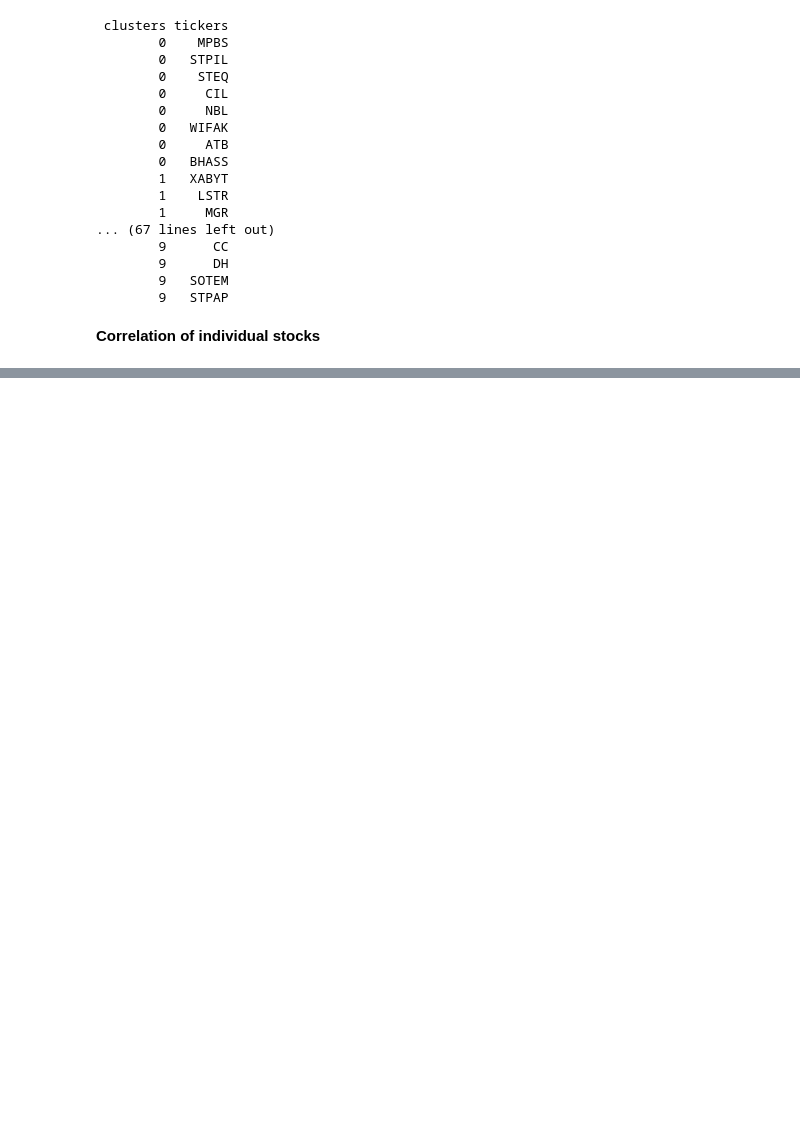
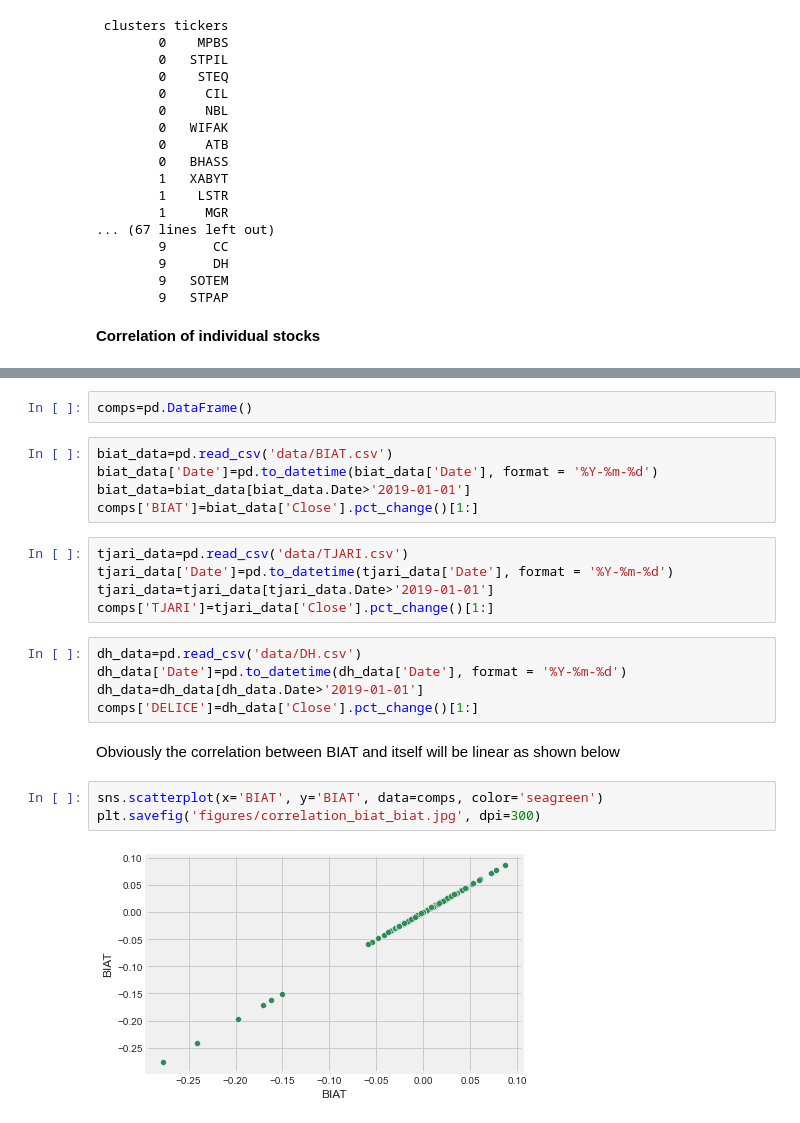
Before and after one commit to azizamari/tunisian_stock_market, a Jupyter notebook: data_analysis.ipynb, the cells around one changed output, grey strips where cells are left out. Cells and saved outputs as stored; diff of their text form; blank space fills up the shorter version.

Commit message:
Correlation + risk reward

```diff
--- a/data_analysis.ipynb
+++ b/data_analysis.ipynb
@@ -407,0 +413,24 @@ print(results.to_string(index=False))
+# %%
+comps=pd.DataFrame()
+# %%
+biat_data=pd.read_csv('data/BIAT.csv')
+biat_data['Date']=pd.to_datetime(biat_data['Date'], format = '%Y-%m-%d')
+biat_data=biat_data[biat_data.Date>'2019-01-01']
+comps['BIAT']=biat_data['Close'].pct_change()[1:]
+# %%
+tjari_data=pd.read_csv('data/TJARI.csv')
+tjari_data['Date']=pd.to_datetime(tjari_data['Date'], format = '%Y-%m-%d')
+tjari_data=tjari_data[tjari_data.Date>'2019-01-01']
+comps['TJARI']=tjari_data['Close'].pct_change()[1:]
+# %%
+dh_data=pd.read_csv('data/DH.csv')
+dh_data['Date']=pd.to_datetime(dh_data['Date'], format = '%Y-%m-%d')
+dh_data=dh_data[dh_data.Date>'2019-01-01']
+comps['DELICE']=dh_data['Close'].pct_change()[1:]
+# %% [markdown]
+Obviously the correlation between BIAT and itself will be linear as shown below
+# %%
+sns.scatterplot(x='BIAT', y='BIAT', data=comps, color='seagreen')
+plt.savefig('figures/correlation_biat_biat.jpg', dpi=300)
+# %% [output]
+[figure, added]
```
Also changed, not shown: parts of 19 cells of this notebook, 4 other files.
